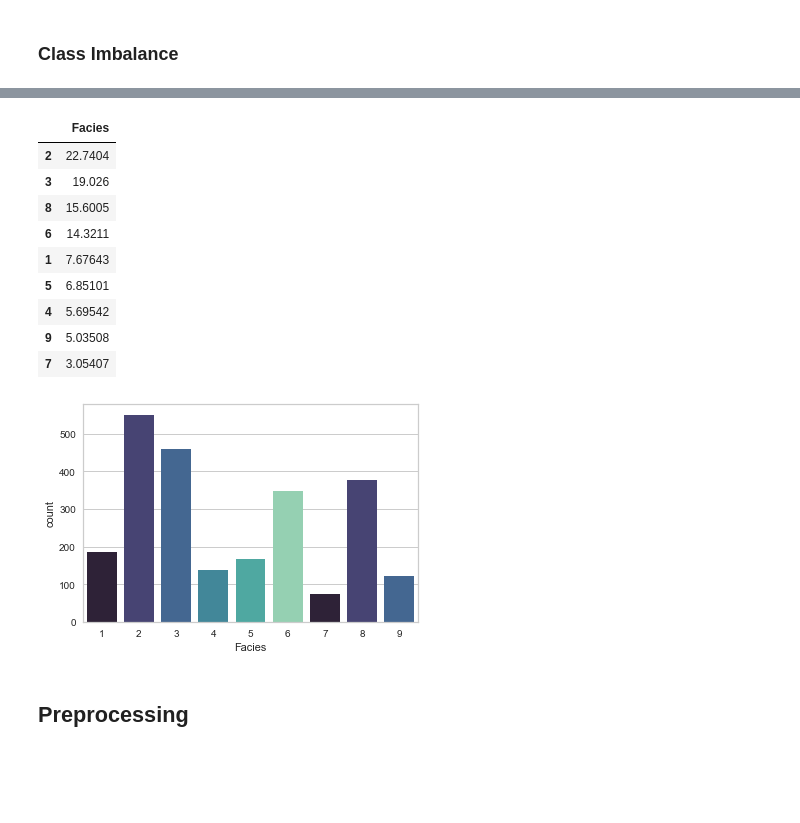
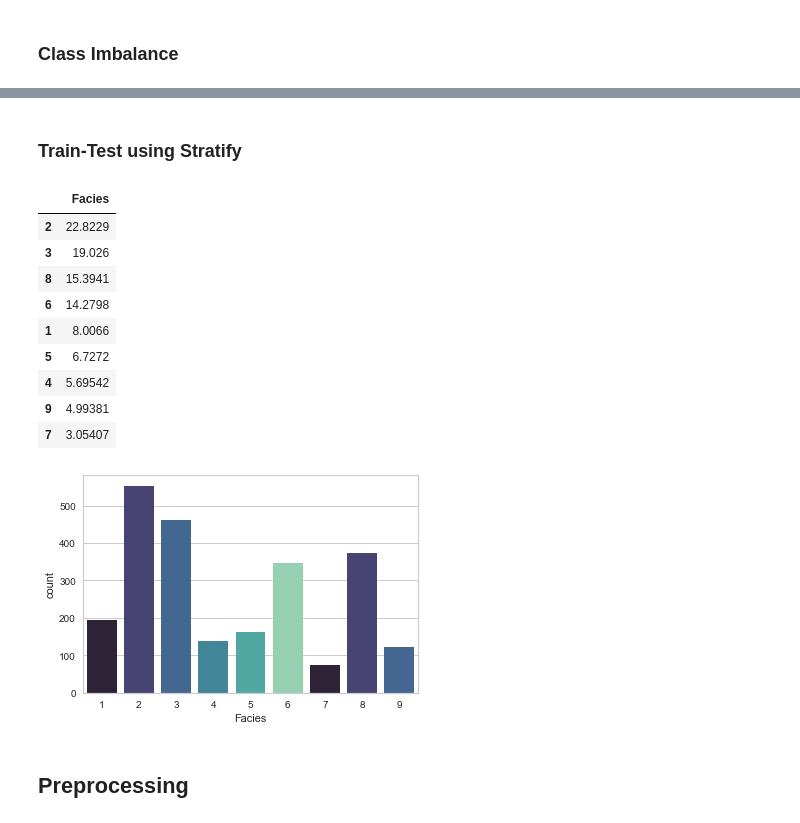
Before and after one commit to NehaP92/dsc-mod-3-project-v2-1-onl01-dtsc-pt-041320, a Jupyter notebook: student.ipynb, the cells around one changed output, grey strips where cells are left out. Cells and saved outputs as stored; diff of their text form; code cells hidden in the pictures; blank space fills up the shorter version.

```diff
--- a/student.ipynb
+++ b/student.ipynb
@@ -449,19 +480,23 @@ X_train, X_test, y_train, y_test = train_test_split(X, y, random_state = 7)
+# %% [markdown]
+### Train-Test using Stratify
+# %%
+X_train_str, X_test_str, y_train_str, y_test_str = train_test_split(X, y, random_state = 7,stratify = y)
 # %%
 color_palette = sns.color_palette("mako")
-sns.countplot(y_train, palette=color_palette);
-display((y_train.value_counts(normalize = True)*100).to_frame().style.background_gradient())
+sns.countplot(y_train_str, palette=color_palette);
+display((y_train_str.value_counts(normalize = True)*100).to_frame().style.background_gradient())
 # %% [output]
 |  | Facies |
-| 2 | 22.7404 |
+| 2 | 22.8229 |
 | 3 | 19.026 |
-| 8 | 15.6005 |
-| 6 | 14.3211 |
-| 1 | 7.67643 |
-| 5 | 6.85101 |
+| 8 | 15.3941 |
+| 6 | 14.2798 |
+| 1 | 8.0066 |
+| 5 | 6.7272 |
 | 4 | 5.69542 |
-| 9 | 5.03508 |
+| 9 | 4.99381 |
 | 7 | 3.05407 |
-[figure, old version]
+[figure, new version]
 # %% [markdown]
 ## Preprocessing
 # %% [markdown]
```
Also changed, not shown: parts of 69 cells of this notebook.
